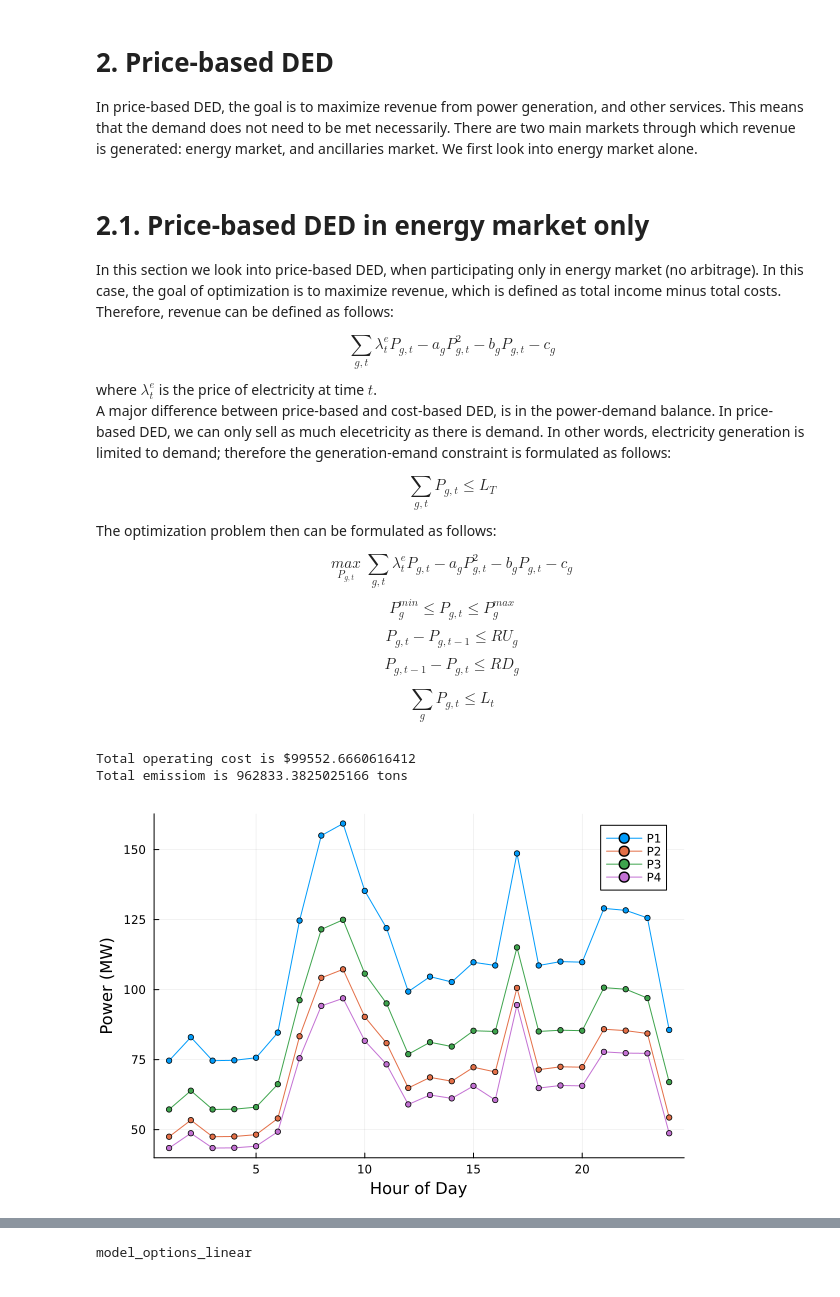
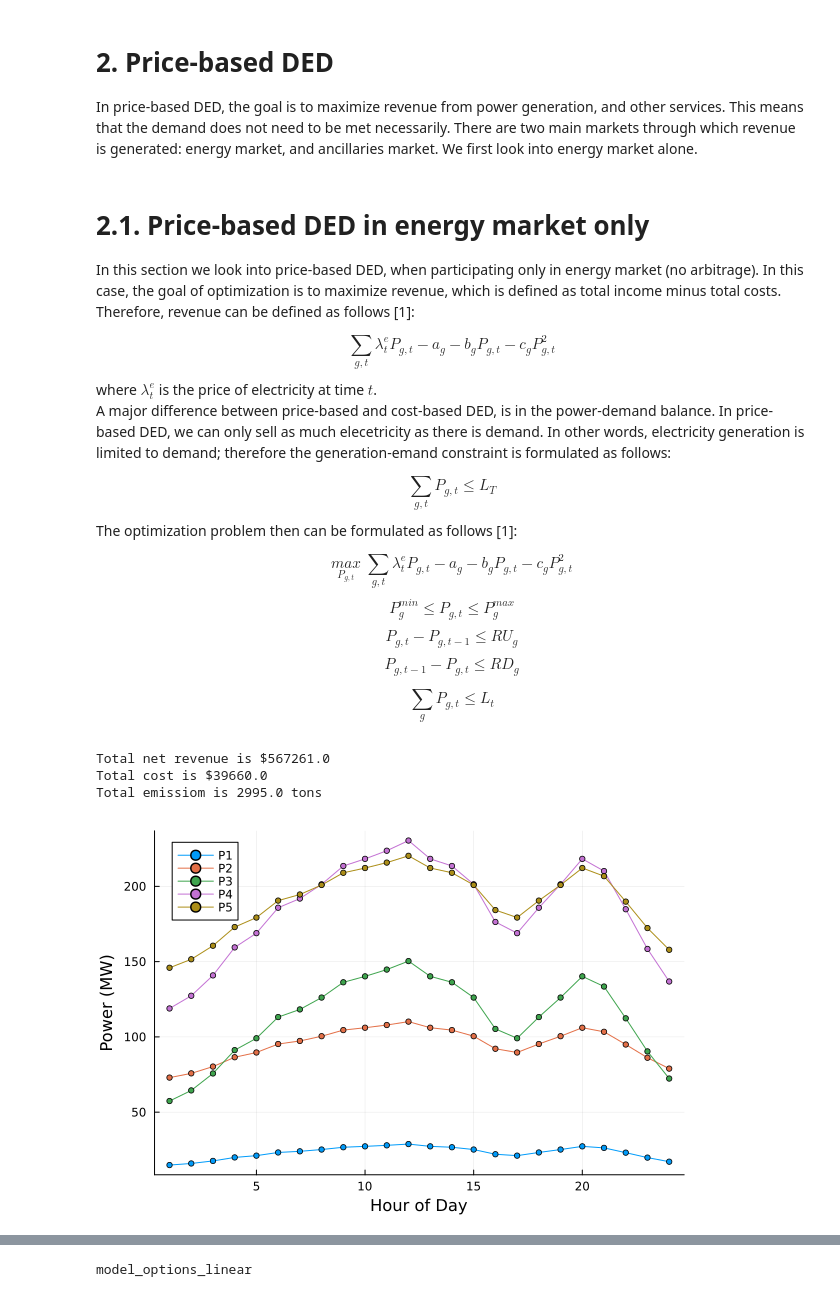
Before and after one commit to mohsenvahidzadeh/Julia_Energy_Optimization, a Jupyter notebook: Dynamic_Economic_Dispatch_JuMP.ipynb, the cells around one changed output, grey strips where cells are left out. Cells and saved outputs as stored; diff of their text form; code cells hidden in the pictures.

```diff
--- a/Dynamic_Economic_Dispatch_JuMP.ipynb
+++ b/Dynamic_Economic_Dispatch_JuMP.ipynb
@@ -57,16 +56,16 @@ The following table provides the cost and emission coefficients, as well as oper
 # %%
 ded_df = DataFrame();
-ded_df[!, :g] = ["g1", "g2", "g3", "g4"];
-ded_df[!, :a_g] = [0.12, 0.17, 0.15, 0.19];
-ded_df[!, :b_g] = [14.8, 16.57, 15.55, 16.21];
-ded_df[!, :c_g] = [89., 83., 100., 70.];
-ded_df[!, :d_g] = [1.2, 2.3, 1.1, 1.1];
-ded_df[!, :e_g] = [-5, -4.24, -2.15, -3.99];
-ded_df[!, :f_g] = [3, 6.09, 5.69, 6.2];
-ded_df[!, :P_min] = [28., 20., 30., 20.];
-ded_df[!, :P_max] = [200., 290., 190., 260.];
-ded_df[!, :RU_g] = [40., 30., 30., 50.];
-ded_df[!, :RD_g] = [40., 30., 30., 50.];
+ded_df[!, :g] = ["g1", "g2", "g3", "g4", "g5"];
+ded_df[!, :a_g] = [25., 60., 100., 120., 40.];
+ded_df[!, :b_g] = [2, 1.8, 2.1, 2, 1.8];
+ded_df[!, :c_g] = [0.008, 0.003, 0.0012, 0.001, 0.0015];
+ded_df[!, :d_g] = [3, 6.09, 5.69, 6.2, 5.4];
+ded_df[!, :e_g] = [-5., -4.24, -2.15, -3.99, -3.5];
+ded_df[!, :f_g] = [1.2, 2.3, 1.1, 1.1, 1.4];
+ded_df[!, :P_min] = [10., 20., 30., 40., 50.];
+ded_df[!, :P_max] = [175., 125., 175., 250., 300.];
+ded_df[!, :RU_g] = [50., 30., 40., 50., 20.];
+ded_df[!, :RD_g] = [50., 30., 40., 50., 20.];
 
 ded_df
 # %% [output]
@@ -82,8 +82,5 @@ The following are timeseries data for demand, available wind power, and wind pow
 # %%
-demands_vec = [510., 530., 516., 510., 515., 544., 646., 686., 741., 734., 748., 760., 754., 700., 686., 720., 714., 761., 727., 714., 618., 584., 578., 544.];
-wind_availability = [44.1, 48.5, 65.7, 144.9, 202.3, 317.3, 364.4, 317.3, 271, 306.9, 424.1, 398, 487.6, 521.9, 541.3, 560, 486.8, 372.6, 367.4, 314.3, 316.6, 311.4, 405.4, 470.4];
-lambda_e = [32.71, 34.72, 32.71, 32.74, 32.96, 34.93, 44.9, 52, 53.03, 47.26, 44.07, 38.63, 39.91, 39.45, 41.14, 39.23, 52.12, 40.85, 41.2, 41.15, 45.76, 45.59, 45.56, 34.72];
-lambda_r = [25.55, 20.83, 19.68, 21.73, 22.43, 23.94, 42.22, 36.53, 21.41, 12.58, 13.86, 9.58, 7.18, 12.16, 18.20, 17.83, 24.13, 18.80, 18.02, 17.03, 13.37, 16.94, 19.05, 13.58];
+demands_vec = [410., 435., 475., 530., 558., 608., 626., 654., 690., 704., 720., 740., 704., 690., 654., 580., 558., 608., 654., 704., 680., 605., 527., 463.];
 # %% [markdown]
 Given all the information above, we can formulate the optimization problem in JuMP.<br>
 # %%
@@ -361,12 +359,13 @@ The following table provides a timeseries data for demand, available wind power,
 # %%
 wind_load_df = DataFrame();
-wind_load_df[!, :Load] = [510,530,516,510,515,544,646,686,741,734,748,760,754,700,686,720,714,761,727,714,618,584,578,544];
+wind_load_df[!, :Load] = [410, 435, 475, 530, 558, 608, 626, 654, 690, 704, 720, 740, 704, 690, 654, 580, 558, 608, 654, 704,
+           680, 605, 527, 463];
 wind_load_df[!, :Wind_Availability] = [44.1, 48.5, 65.7, 144.9, 202.3, 317.3, 364.4, 317.3, 271, 306.9, 424.1, 398, 487.6, 521.9,
                             541.3, 560, 486.8, 372.6, 367.4, 314.3, 316.6, 311.4, 405.4, 470.4];
 wind_load_df[!, :lambda_e] = [32.71, 34.72, 32.71, 32.74, 32.96, 34.93, 44.9, 52, 53.03, 47.26, 44.07, 38.63, 39.91, 39.45,
                             41.14, 39.23, 52.12, 40.85, 41.2, 41.15, 45.76, 45.59, 45.56, 34.72];
-wind_load_df[!, :lambda_r] = [25.55, 20.83, 19.68, 21.73, 22.43, 23.94, 42.22, 36.53, 21.41, 12.58, 13.86, 9.58, 7.18, 12.16,
-                            18.20, 17.83, 24.13, 18.80, 18.02, 17.03, 13.37, 16.94, 19.05, 13.58];
+wind_load_df[!, :lambda_r] = [35.55, 30.83, 29.68, 31.73, 32.43, 33.94, 42.22, 36.53, 31.41, 36.58, 35.86, 37.58, 45.18, 42.16,
+                            48.20, 37.83, 44.13, 38.80, 38.02, 37.03, 38.37, 41.94, 43.05, 40.58];
 first(wind_load_df, 5)
 # %% [output]
 5×4 DataFrame
@@ -408,18 +407,18 @@ plot(p1, layout=(1,1))
 In price-based DED, the goal is to maximize revenue from power generation, and other services. This means that the demand does not need to be met necessarily. There are two main markets through which revenue is generated: energy market, and ancillaries market. We first look into energy market alone.
 # %% [markdown]
 # 2.1. Price-based DED in energy market only
-In this section we look into price-based DED, when participating only in energy market (no arbitrage). In this case, the goal of optimization is to maximize revenue, which is defined as total income minus total costs. Therefore, revenue can be defined as follows:
+In this section we look into price-based DED, when participating only in energy market (no arbitrage). In this case, the goal of optimization is to maximize revenue, which is defined as total income minus total costs. Therefore, revenue can be defined as follows [1]:
 $$
-\sum_{g,t}^{} \lambda^{e}_{t}P_{g,t} - a_{g}P_{g,t}^{2} - b_{g}P_{g,t} - c_{g}
+\sum_{g,t}^{} \lambda^{e}_{t}P_{g,t} - a_{g} - b_{g}P_{g,t} - c_{g} P_{g,t}^{2}
 $$
 where $\lambda^{e}_{t}$ is the price of electricity at time $t$.<br>
 A major difference between price-based and cost-based DED, is in the power-demand balance. In price-based DED, we can only sell as much elecetricity as there is demand. In other words, electricity generation is limited to demand; therefore the generation-emand constraint is formulated as follows:
 $$
 \sum_{g,t}^{} P_{g,t} \le L_{T}
 $$
-The optimization problem then can be formulated as follows:
+The optimization problem then can be formulated as follows [1]:
 $$
-\underset{P_{g,t}}{max} \; \sum_{g,t}^{} \lambda^{e}_{t}P_{g,t} - a_{g}P_{g,t}^{2} - b_{g}P_{g,t} - c_{g}
+\underset{P_{g,t}}{max} \; \sum_{g,t}^{} \lambda^{e}_{t}P_{g,t} - a_{g} - b_{g}P_{g,t} - c_{g} P_{g,t}^{2}
 $$
 $$
 P_{g}^{min} \le P_{g,t} \le P_{g}^{max}
@@ -442,21 +441,25 @@ model_options_price.lambda_e = wind_load_df[:, :lambda_e]
 model = build_model(model_options_price)
 optimize!(model)
 
-println("Total operating cost is \$", objective_value(model))
-EM = sum((model_options_price.d[g_]*value(model[:P][g_,t_])^2 + model_options_price.e[g_]*value(model[:P][g_,t_]) +
-    model_options_price.f[g_]) for g_=1:model_options_price.g for t_=1:model_options_price.t)
-println("Total emissiom is ", EM, " tons")
+println("Total net revenue is \$", round(objective_value(model)))
+TC = sum((model_options_price.c[g_]*value(model[:P][g_,t_])^2 + model_options_price.b[g_]*value(model[:P][g_,t_]) +
+    model_options_price.a[g_]) for g_=1:model_options_price.g for t_=1:model_options_price.t)
+println("Total cost is \$", round(TC))
+EM = sum((model_options_price.f[g_]*value(model[:P][g_,t_])^2 + model_options_price.e[g_]*value(model[:P][g_,t_]) +
+    model_options_price.d[g_]) for g_=1:model_options_price.g for t_=1:model_options_price.t)
+println("Total emissiom is ", round(EM/1000), " tons")
 # %% [output]
-Total operating cost is $99552.6660616412
-Total emissiom is 962833.3825025166 tons
+Total net revenue is $567261.0
+Total cost is $39660.0
+Total emissiom is 2995.0 tons
 # %%
 p2 = plot(range(1, 24, length=24), value.(model[:P][1,:]), marker=(:circle,3), label="P1")
-p2 = plot!(range(1, 24, length=24), value.(model[:P][2,:]), marker=(:circle,3), label="P2")
-p2 = plot!(range(1, 24, length=24), value.(model[:P][3,:]), marker=(:circle,3), label="P3")
-p2 = plot!(range(1, 24, length=24), value.(model[:P][4,:]), marker=(:circle,3), label="P4")
+for row in 2:size(model[:P])[1]
+    p2 = plot!(range(1, 24, length=24), value.(model[:P][row,:]), marker=(:circle,3), label=f"P{row}")
+end
 xaxis!("Hour of Day")
 yaxis!("Power (MW)")
 plot(p2, layout=(1,1))
 # %% [output]
-[figure, old version]
+[figure, new version]
 # %% [markdown]
```
Also changed, not shown: parts of 51 cells of this notebook, 7 other files.
